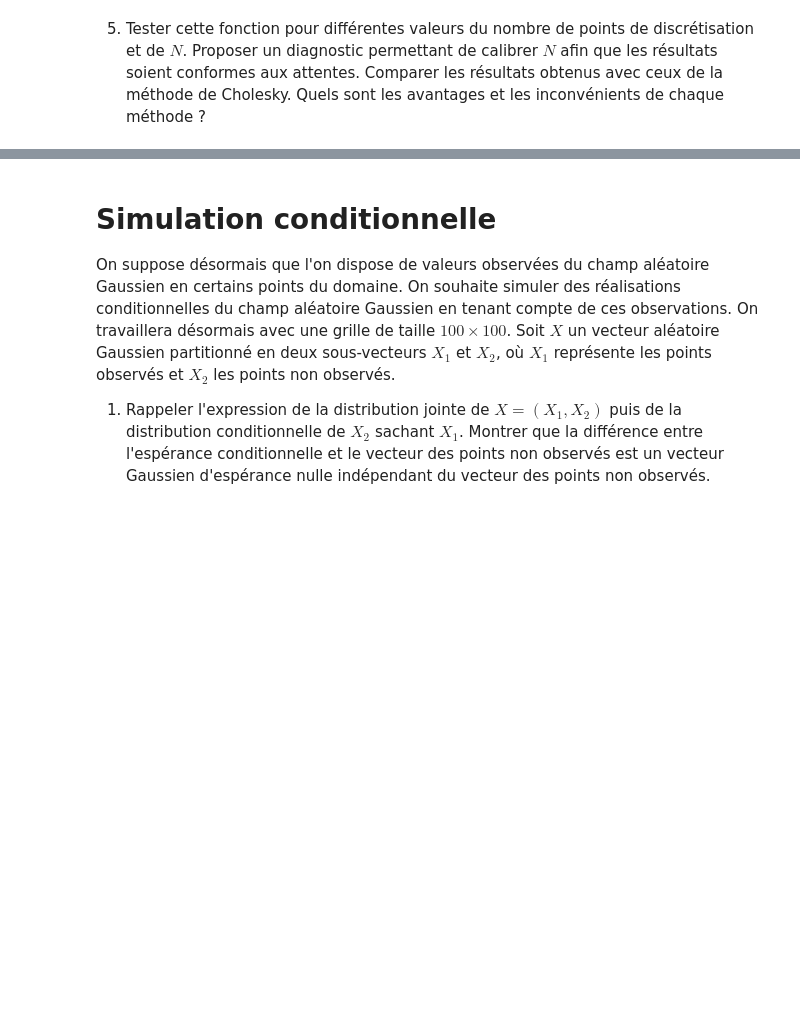
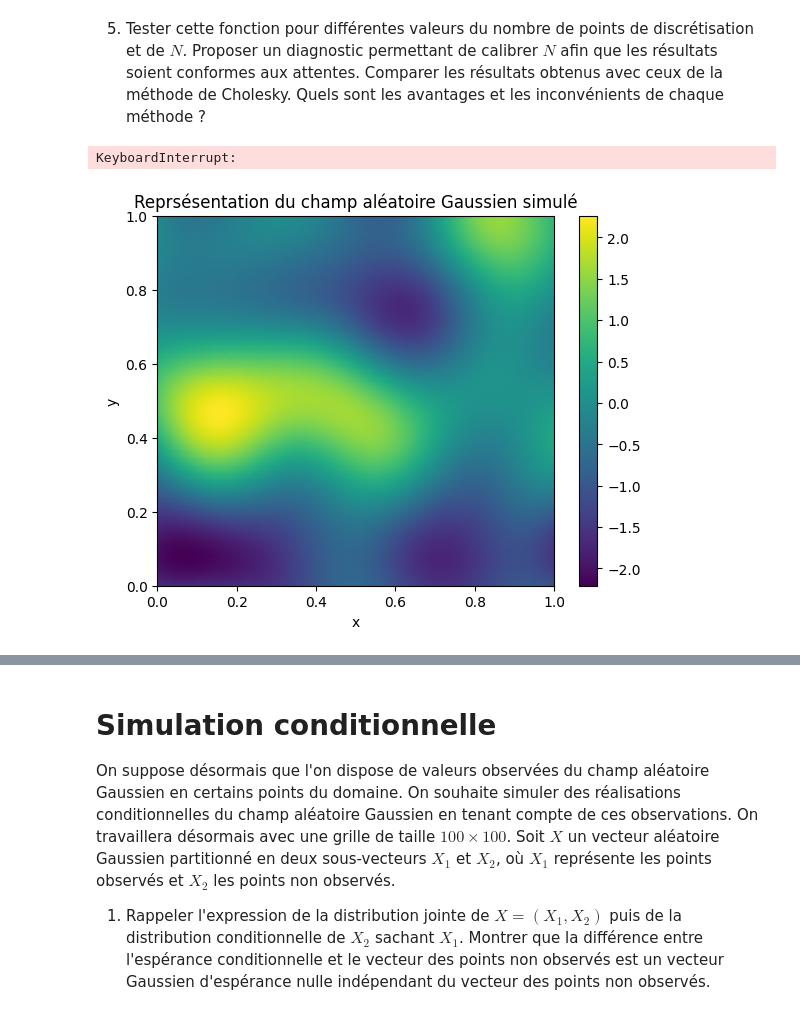
Before and after one commit to noamguillou/Projet-Probabilites, a Jupyter notebook: Projet Probabilités (1).ipynb, the cells around one changed output, grey strips where cells are left out. Cells and saved outputs as stored; diff of their text form; code cells hidden in the pictures; blank space fills up the shorter version.

```diff
--- a/Projet Probabilités (1).ipynb
+++ b/Projet Probabilités (1).ipynb
@@ -254,5 +253,37 @@ plt.show()
 # %% [markdown]
 5. Tester cette fonction pour différentes valeurs du nombre de points de discrétisation et de $N$. Proposer un diagnostic permettant de calibrer $N$ afin que les résultats soient conformes aux attentes. Comparer les résultats obtenus avec ceux de la méthode de Cholesky. Quels sont les avantages et les inconvénients de chaque méthode ?
+# %%
+import time
+X=np.linspace(0, 1, n, endpoint=True)
+Y=np.linspace(0, 1, n, endpoint=True)
+liste_coordonees=np.array([[X[i], Y[j]] for i in range(n) for j in range(n)])
+A= np.linspace(0,5000, 500)
+B = []
+for N in A:
+    debut = time.time()
+    methode_spectrale(liste_coordonees, a, int(N))
+    fin = time.time()
+    B.append(fin - debut)
+plt.plot(A, B)
+plt.show()
+# %% [output]
+KeyboardInterrupt:
 # %%
 sigma2 = 1.0
 a = 0.05
+# Tout d'abord on faut varier N :
+N=200
+n=50
+X=np.linspace(0, 1, n, endpoint=True)
+Y=np.linspace(0, 1, n, endpoint=True)
+liste_coordonees=np.array([[X[i], Y[j]] for i in range(n) for j in range(n)])
+vecteur_gaussien=methode_spectrale(liste_coordonees, a, N)
+Z = np.array(vecteur_gaussien).reshape(n, n)
+plt.pcolormesh(X, Y, Z,shading="gouraud")
+plt.colorbar()
+plt.xlabel("x")
+plt.ylabel("y")
+plt.title("Reprsésentation du champ aléatoire Gaussien simulé")
+plt.show()
+# %% [output]
+[figure, added]
```
Also changed, not shown: parts of 8 cells of this notebook.
